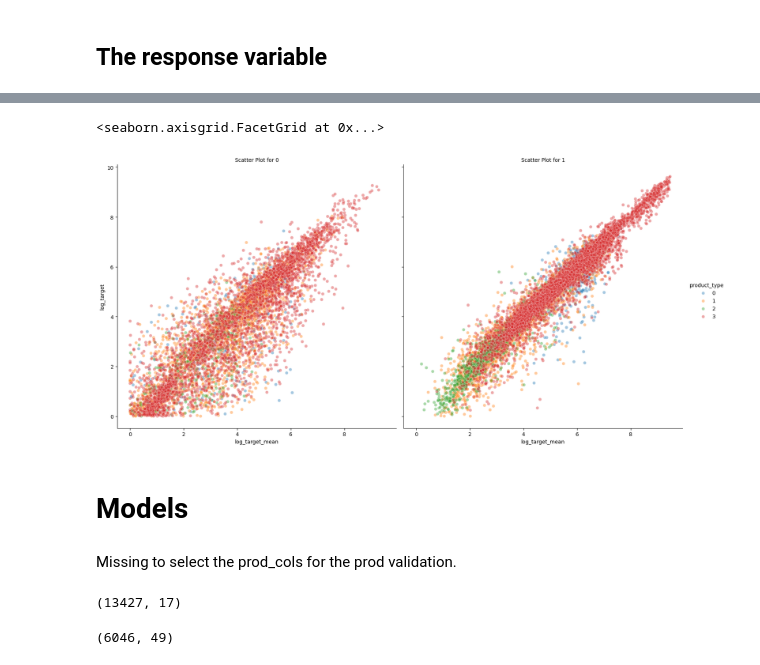
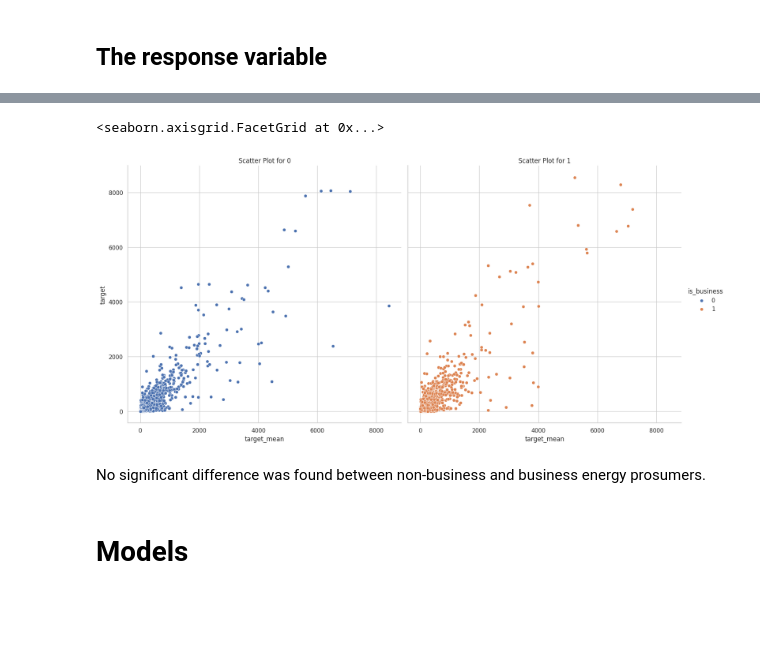
Before and after one commit to luisdi28ms/machine-learning, a Jupyter notebook: kaggle/enefit-prosumers-patterns.ipynb, the cells around one changed output, grey strips where cells are left out. Saved outputs shown, nothing was run; the diff lists cells and outputs as text; code cells hidden in the pictures; blank space fills up the shorter version.

```diff
--- a/kaggle/enefit-prosumers-patterns.ipynb
+++ b/kaggle/enefit-prosumers-patterns.ipynb
@@ -381,9 +360,0 @@ Name: count, Length: 2782, dtype: int64
-# %%
-# Group by the specified variables and sample data from each group
-sample_df = df_train.groupby(variables_to_sample, group_keys=True).apply(lambda x: x.sample(min(len(x), sample_size)))
-
-# Resetting the index of the sampled data
-sample_df = sample_df.reset_index(drop=True)
-
-# Now, 'sampled_data' contains a representative sample based on the specified variables
-sample_df.shape[0]
@@ -394,11 +360,0 @@ Some transformations were applied to faciliate the visualizations:
-# %%
-sample_df = sample_df[sample_df['target'].gt(1)].copy()
-sample_df['log_target'] = np.log(sample_df['target'])
-sample_df['installed_capacity_sq'] = sample_df['installed_capacity']**2
-
-# sample_df['is_consumption'] = np.where(sample_df['is_consumption'] == 1, 'Consumption', 'Production')
-# sample_df['product_type'] = np.where(sample_df['product_type'] == 0, 'Combined', sample_df['product_type'])
-# sample_df['product_type'] = np.where(sample_df['product_type'] == '1', 'Fixed', sample_df['product_type'])
-# sample_df['product_type'] = np.where(sample_df['product_type'] == '2', 'General service', sample_df['product_type'])
-# sample_df['product_type'] = np.where(sample_df['product_type'] == '3', 'Spot', sample_df['product_type'])
-sample_df.shape
@@ -499,2 +400,0 @@ con_cols = corr_heatmap(sample_df[sample_df['is_consumption']==1].drop(drop_cols
-# %%
-sample_df['log_target_mean'] = np.log(sample_df['target_mean'] + 1)
@@ -500,0 +403,17 @@ sample_df['log_target_mean'] = np.log(sample_df['target_mean'] + 1)
+# %%
+sns.set(style="whitegrid")
+def line_plot(df=sample_df):
+    # Plot multiple lines using Seaborn
+    sample_df['datetime'] = pd.to_datetime(sample_df[['year', 'month', 'day']])
+    sns.lineplot(x='datetime', y='target', alpha=0.5, data=df, label='Target')
+    sns.lineplot(x='datetime', y='target_mean', alpha=0.5, data=df, label='Target mean')
+
+
+    # Set labels and title
+    plt.xlabel('Datetime')
+    plt.ylabel('Values')
+    plt.title('Target Lags Across Time')
+
+    # Display the plot
+    plt.legend(title='Lines', loc='upper right')
+line_plot()
@@ -501,33 +422,19 @@ sample_df['log_target_mean'] = np.log(sample_df['target_mean'] + 1)
 # %%
 # Set the default figure size for all subsequent plots
 plt.rcParams['figure.figsize'] = (10, 8)
 
 # Create a FacetGrid with two columns, one for each binomial variable
-g = sns.FacetGrid(sample_df, col='is_consumption', hue='product_type', height=8, aspect=1)
+g = sns.FacetGrid(sample_df, col='is_business', hue='is_business', height=8, aspect=1)
 
 # Map a scatter plot onto the grid
-g.map(sns.scatterplot, 'log_target_mean', 'log_target', alpha=0.4)
+g.map(sns.scatterplot, 'target_mean', 'target')
 g.add_legend()
 # Set labels and title for each subplot
 g.set_titles('Scatter Plot for {col_name}')
 # %% [output]
 <seaborn.axisgrid.FacetGrid at 0x...>
-[figure, old version]
+[figure, new version]
+# %% [markdown]
+No significant difference was found between non-business and business energy prosumers.
 # %% [markdown]
 # Models
-# %% [markdown]
-Missing to select the prod_cols for the prod validation.
-# %%
-con_train = sample_df[sample_df[[*con_cols, 'is_consumption', 'county', "is_business", "product_type"]].notnull()]
-con_train = con_train[[*con_cols, 'is_consumption', 'county']].dropna()
-con_train = con_train[con_train['is_consumption'] == 1]
-con_train.shape
-# %% [output]
-(13427, 17)
-# %%
-prod_train = sample_df[sample_df[[*prod_cols, 'is_consumption', 'county', "is_business", "product_type", 'target']].notnull()]
-prod_train = prod_train[[*prod_cols, 'is_consumption', 'county', 'target']].dropna()
-prod_train = prod_train[prod_train['is_consumption'] == 0]
-prod_train.shape
-# %% [output]
-(6046, 49)
```
Also changed, not shown: parts of 54 cells of this notebook.
